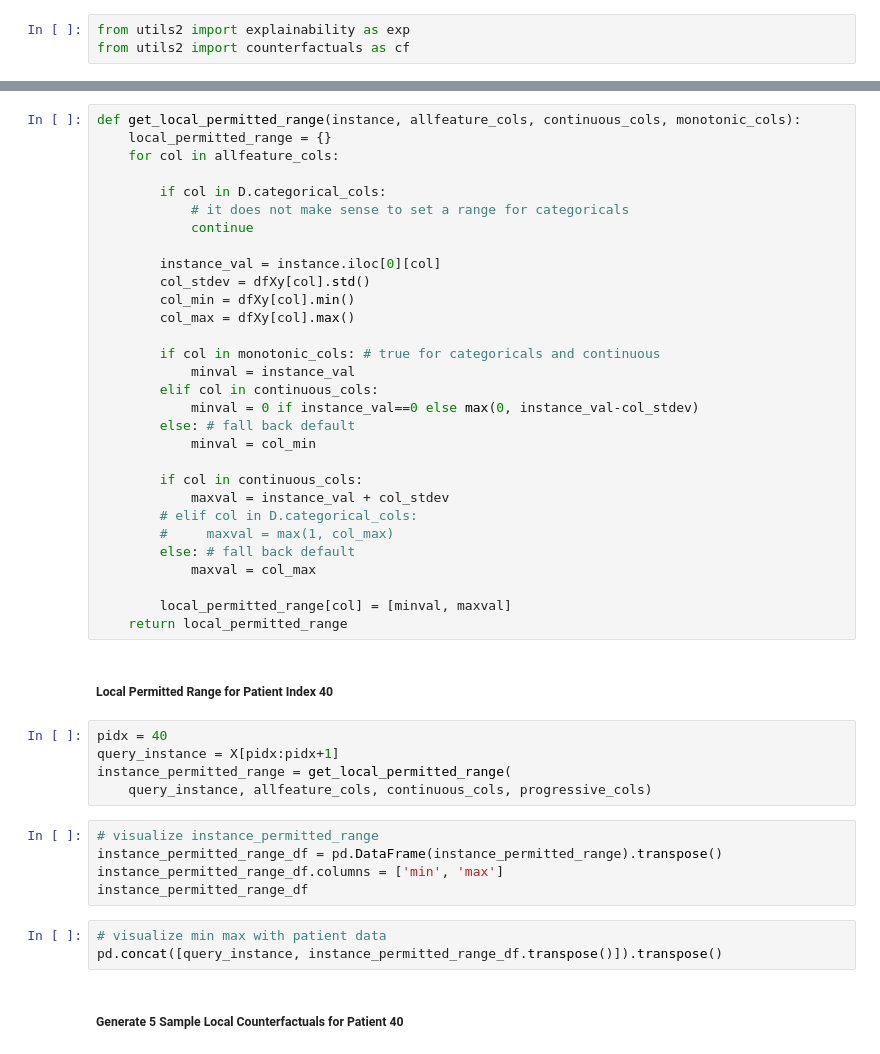
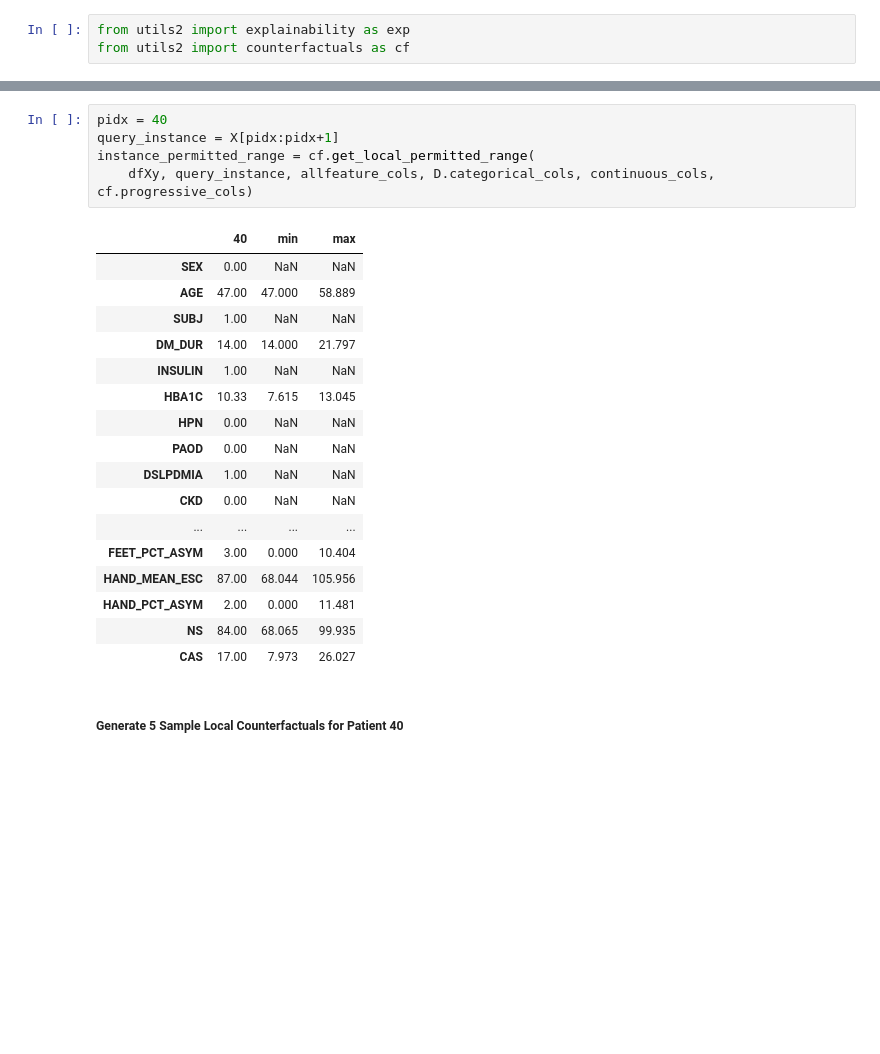
Before and after one commit to acbriza/dpn2026, a Jupyter notebook: module/counterfactuals.ipynb, the cells around one changed output, grey strips where cells are left out. Cells and saved outputs as stored; diff of their text form; blank space fills up the shorter version.

Commit message:
add get_local_permitted_range in counterfactuals script

```diff
--- a/module/counterfactuals.ipynb
+++ b/module/counterfactuals.ipynb
@@ -253,48 +243,26 @@ from utils2 import counterfactuals as cf
-# %%
-def get_local_permitted_range(instance, allfeature_cols, continuous_cols, monotonic_cols):
-    local_permitted_range = {}
-    for col in allfeature_cols:
-
-        if col in D.categorical_cols:
-            # it does not make sense to set a range for categoricals
-            continue
-
-        instance_val = instance.iloc[0][col]
-        col_stdev = dfXy[col].std()
-        col_min = dfXy[col].min()
-        col_max = dfXy[col].max()
-
-        if col in monotonic_cols: # true for categoricals and continuous
-            minval = instance_val
-        elif col in continuous_cols:
-            minval = 0 if instance_val==0 else max(0, instance_val-col_stdev)
-        else: # fall back default
-            minval = col_min
-
-        if col in continuous_cols:
-            maxval = instance_val + col_stdev
-        # elif col in D.categorical_cols:
-        #     maxval = max(1, col_max)
-        else: # fall back default
-            maxval = col_max
-
-        local_permitted_range[col] = [minval, maxval]
-    return local_permitted_range
-# %% [markdown]
-##### Local Permitted Range for Patient Index 40
 # %%
 pidx = 40
 query_instance = X[pidx:pidx+1]
-instance_permitted_range = get_local_permitted_range(
-    query_instance, allfeature_cols, continuous_cols, progressive_cols)
+instance_permitted_range = cf.get_local_permitted_range(
+    dfXy, query_instance, allfeature_cols, D.categorical_cols, continuous_cols, cf.progressive_cols)
+# %% [output]
+|  | 40 | min | max |
+| SEX | 0.00 | NaN | NaN |
+| AGE | 47.00 | 47.000 | 58.889 |
+| SUBJ | 1.00 | NaN | NaN |
+| DM_DUR | 14.00 | 14.000 | 21.797 |
+| INSULIN | 1.00 | NaN | NaN |
+| HBA1C | 10.33 | 7.615 | 13.045 |
+| HPN | 0.00 | NaN | NaN |
+| PAOD | 0.00 | NaN | NaN |
+| DSLPDMIA | 1.00 | NaN | NaN |
+| CKD | 0.00 | NaN | NaN |
+| ... | ... | ... | ... |
+| FEET_PCT_ASYM | 3.00 | 0.000 | 10.404 |
+| HAND_MEAN_ESC | 87.00 | 68.044 | 105.956 |
+| HAND_PCT_ASYM | 2.00 | 0.000 | 11.481 |
+| NS | 84.00 | 68.065 | 99.935 |
+| CAS | 17.00 | 7.973 | 26.027 |
-# %%
-# visualize instance_permitted_range
-instance_permitted_range_df = pd.DataFrame(instance_permitted_range).transpose()
-instance_permitted_range_df.columns = ['min', 'max']
-instance_permitted_range_df
-# %%
-# visualize min max with patient data
-pd.concat([query_instance, instance_permitted_range_df.transpose()]).transpose()
 # %% [markdown]
 ##### Generate 5 Sample Local Counterfactuals for Patient 40
 # %%
```
Also changed, not shown: parts of 13 cells of this notebook, 1 other file.
